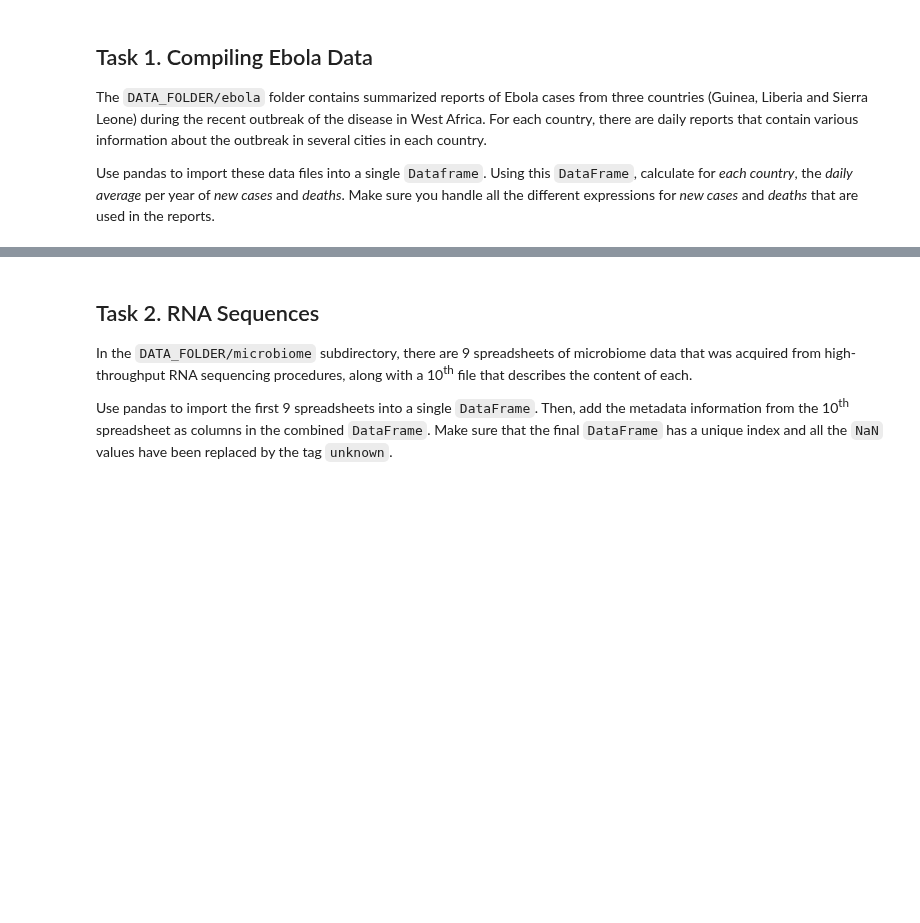
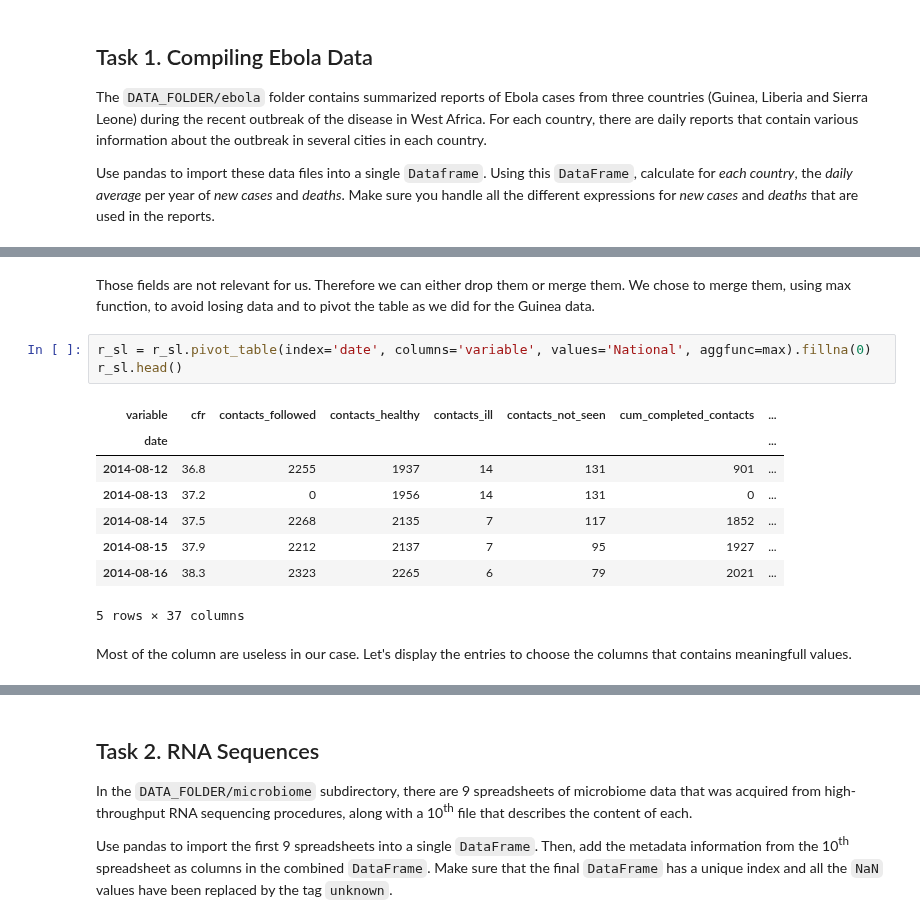
Before and after one commit to AdaTeamElec/ADA2017-Homeworks, a Jupyter notebook: 01 - Pandas and Data Wrangling/Homework 1.ipynb, the cells around one changed output, grey strips where cells are left out. Drawn from its saved outputs; the diff is of its cells as text; blank space fills up the shorter version.

```diff
--- a/01 - Pandas and Data Wrangling/Homework 1.ipynb
+++ b/01 - Pandas and Data Wrangling/Homework 1.ipynb
@@ -17,0 +239,16 @@ Make sure you handle all the different expressions for *new cases* and *deaths*
+# %% [markdown]
+Those fields are not relevant for us. Therefore we can either drop them or merge them. We chose to merge them, using max function, to avoid losing data and to pivot the table as we did for the Guinea data.
+# %%
+r_sl = r_sl.pivot_table(index='date', columns='variable', values='National', aggfunc=max).fillna(0)
+r_sl.head()
+# %% [output]
+| variable | cfr | contacts_followed | contacts_healthy | contacts_ill | contacts_not_seen | cum_completed_contacts | ... |
+| date |  |  |  |  |  |  | ... |
+| 2014-08-12 | 36.8 | 2255 | 1937 | 14 | 131 | 901 | ... |
+| 2014-08-13 | 37.2 | 0 | 1956 | 14 | 131 | 0 | ... |
+| 2014-08-14 | 37.5 | 2268 | 2135 | 7 | 117 | 1852 | ... |
+| 2014-08-15 | 37.9 | 2212 | 2137 | 7 | 95 | 1927 | ... |
+| 2014-08-16 | 38.3 | 2323 | 2265 | 6 | 79 | 2021 | ... |
+5 rows × 37 columns
+# %% [markdown]
+Most of the column are useless in our case. Let's display the entries to choose the columns that contains meaningfull values.
```
Also changed, not shown: parts of 47 cells of this notebook.
